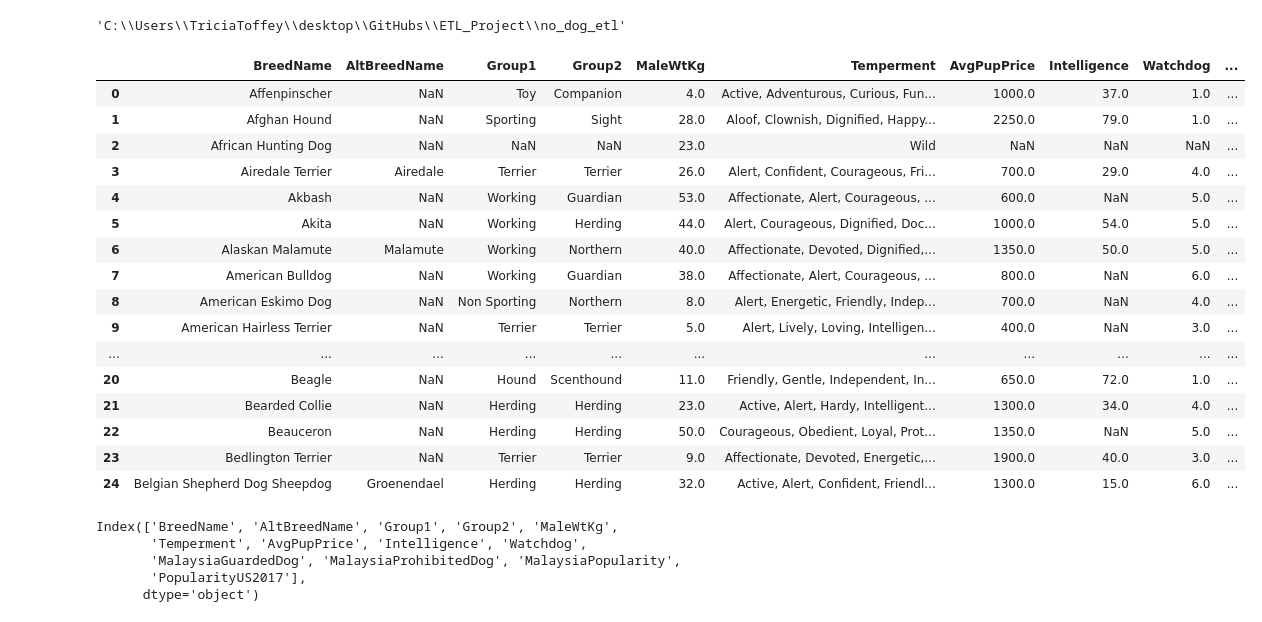
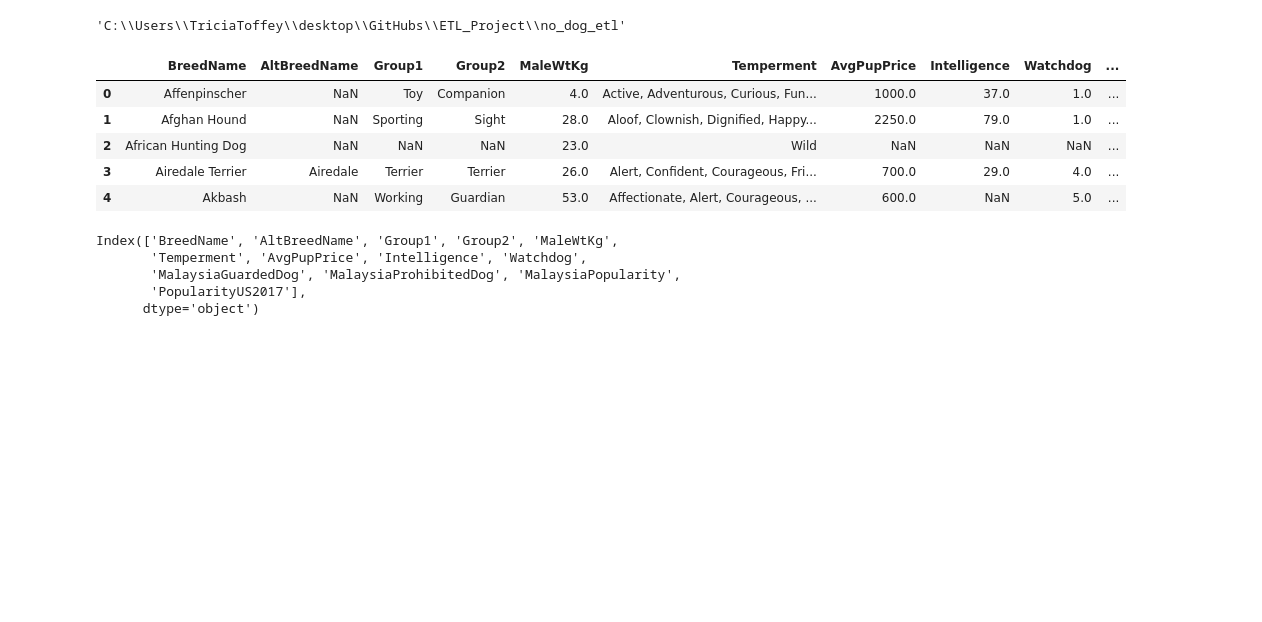
Before and after one commit to anikraze/no_dog_etl, a Jupyter notebook: Untitled.ipynb, the cells around one changed output. Cells and saved outputs as stored; diff of their text form; code cells hidden in the pictures; blank space fills up the shorter version.

```diff
--- a/Untitled.ipynb
+++ b/Untitled.ipynb
@@ -9,25 +10,14 @@ os.getcwd()
 'C:\\Users\\TriciaToffey\\desktop\\GitHubs\\ETL_Project\\no_dog_etl'
 # %%
 df_orig=pd.read_csv("./Resources/dog_breed_characteristics.csv")
-df_orig.head(25)
+df_orig.head(5)
 # %% [output]
 |  | BreedName | AltBreedName | Group1 | Group2 | MaleWtKg | Temperment | AvgPupPrice | Intelligence | Watchdog | ... |
 | 0 | Affenpinscher | NaN | Toy | Companion | 4.0 | Active, Adventurous, Curious, Fun... | 1000.0 | 37.0 | 1.0 | ... |
 | 1 | Afghan Hound | NaN | Sporting | Sight | 28.0 | Aloof, Clownish, Dignified, Happy... | 2250.0 | 79.0 | 1.0 | ... |
 | 2 | African Hunting Dog | NaN | NaN | NaN | 23.0 | Wild | NaN | NaN | NaN | ... |
 | 3 | Airedale Terrier | Airedale | Terrier | Terrier | 26.0 | Alert, Confident, Courageous, Fri... | 700.0 | 29.0 | 4.0 | ... |
 | 4 | Akbash | NaN | Working | Guardian | 53.0 | Affectionate, Alert, Courageous, ... | 600.0 | NaN | 5.0 | ... |
-| 5 | Akita | NaN | Working | Herding | 44.0 | Alert, Courageous, Dignified, Doc... | 1000.0 | 54.0 | 5.0 | ... |
-| 6 | Alaskan Malamute | Malamute | Working | Northern | 40.0 | Affectionate, Devoted, Dignified,... | 1350.0 | 50.0 | 5.0 | ... |
-| 7 | American Bulldog | NaN | Working | Guardian | 38.0 | Affectionate, Alert, Courageous, ... | 800.0 | NaN | 6.0 | ... |
-| 8 | American Eskimo Dog | NaN | Non Sporting | Northern | 8.0 | Alert, Energetic, Friendly, Indep... | 700.0 | NaN | 4.0 | ... |
-| 9 | American Hairless Terrier | NaN | Terrier | Terrier | 5.0 | Alert, Lively, Loving, Intelligen... | 400.0 | NaN | 3.0 | ... |
-| ... | ... | ... | ... | ... | ... | ... | ... | ... | ... | ... |
-| 20 | Beagle | NaN | Hound | Scenthound | 11.0 | Friendly, Gentle, Independent, In... | 650.0 | 72.0 | 1.0 | ... |
-| 21 | Bearded Collie | NaN | Herding | Herding | 23.0 | Active, Alert, Hardy, Intelligent... | 1300.0 | 34.0 | 4.0 | ... |
-| 22 | Beauceron | NaN | Herding | Herding | 50.0 | Courageous, Obedient, Loyal, Prot... | 1350.0 | NaN | 5.0 | ... |
-| 23 | Bedlington Terrier | NaN | Terrier | Terrier | 9.0 | Affectionate, Devoted, Energetic,... | 1900.0 | 40.0 | 3.0 | ... |
-| 24 | Belgian Shepherd Dog Sheepdog | Groenendael | Herding | Herding | 32.0 | Active, Alert, Confident, Friendl... | 1300.0 | 15.0 | 6.0 | ... |
 # %%
 df_orig.columns
 # %% [output]
```
Also changed, not shown: parts of 104 cells of this notebook, 2 other files.
